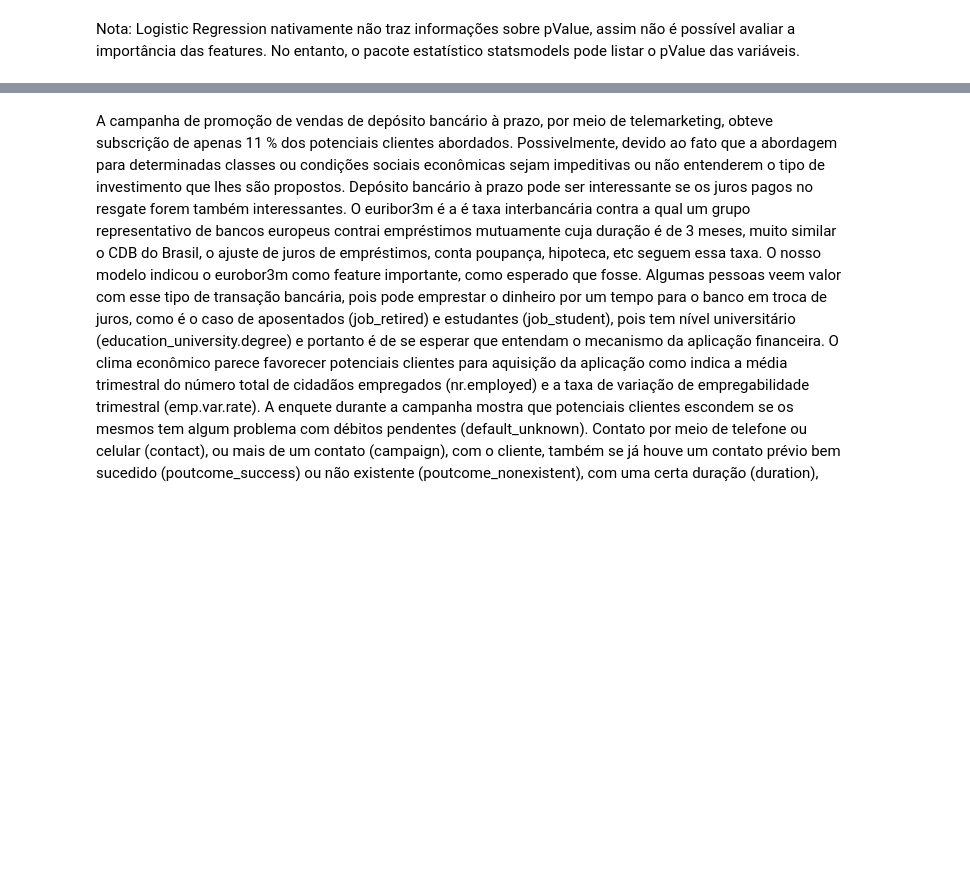
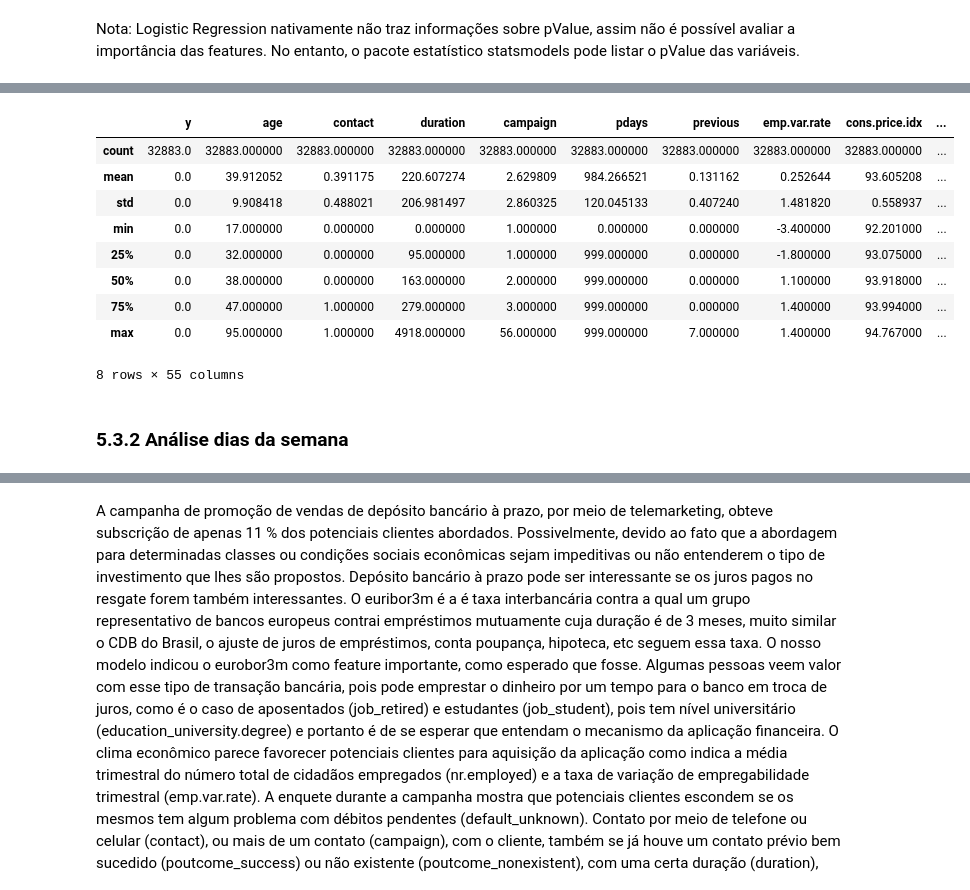
Before and after one commit to edbkei/MO416PROJ3, a Jupyter notebook: Projeto3/Project3.ipynb, the cells around one changed output, grey strips where cells are left out. Drawn from its saved outputs; the diff is of its cells as text; code cells hidden in the pictures; blank space fills up the shorter version.

```diff
--- a/Projeto3/Project3.ipynb
+++ b/Projeto3/Project3.ipynb
@@ -599,0 +821,15 @@ Nota: variáveis cujo pValue < 0.05 (5%) pode rejeitar a hipótese Ho, no qual a
+# %%
+negativeX.describe()
+# %% [output]
+|  | y | age | contact | duration | campaign | pdays | previous | emp.var.rate | cons.price.idx | ... |
+| count | 32883.0 | 32883.000000 | 32883.000000 | 32883.000000 | 32883.000000 | 32883.000000 | 32883.000000 | 32883.000000 | 32883.000000 | ... |
+| mean | 0.0 | 39.912052 | 0.391175 | 220.607274 | 2.629809 | 984.266521 | 0.131162 | 0.252644 | 93.605208 | ... |
+| std | 0.0 | 9.908418 | 0.488021 | 206.981497 | 2.860325 | 120.045133 | 0.407240 | 1.481820 | 0.558937 | ... |
+| min | 0.0 | 17.000000 | 0.000000 | 0.000000 | 1.000000 | 0.000000 | 0.000000 | -3.400000 | 92.201000 | ... |
+| 25% | 0.0 | 32.000000 | 0.000000 | 95.000000 | 1.000000 | 999.000000 | 0.000000 | -1.800000 | 93.075000 | ... |
+| 50% | 0.0 | 38.000000 | 0.000000 | 163.000000 | 2.000000 | 999.000000 | 0.000000 | 1.100000 | 93.918000 | ... |
+| 75% | 0.0 | 47.000000 | 1.000000 | 279.000000 | 3.000000 | 999.000000 | 0.000000 | 1.400000 | 93.994000 | ... |
+| max | 0.0 | 95.000000 | 1.000000 | 4918.000000 | 56.000000 | 999.000000 | 7.000000 | 1.400000 | 94.767000 | ... |
+8 rows × 55 columns
+# %% [markdown]
+### 5.3.2 Análise dias da semana
```
Also changed, not shown: parts of 29 cells of this notebook.
